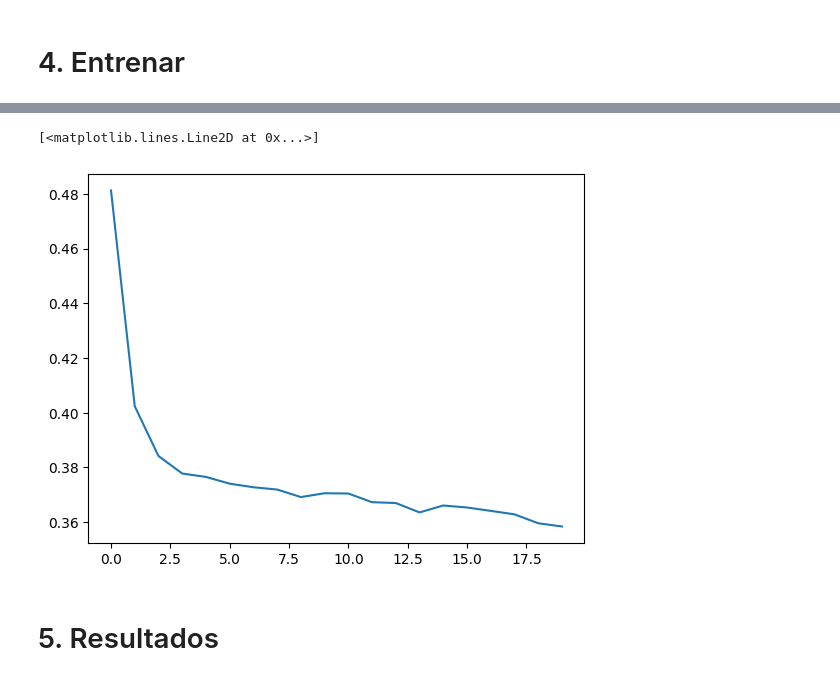
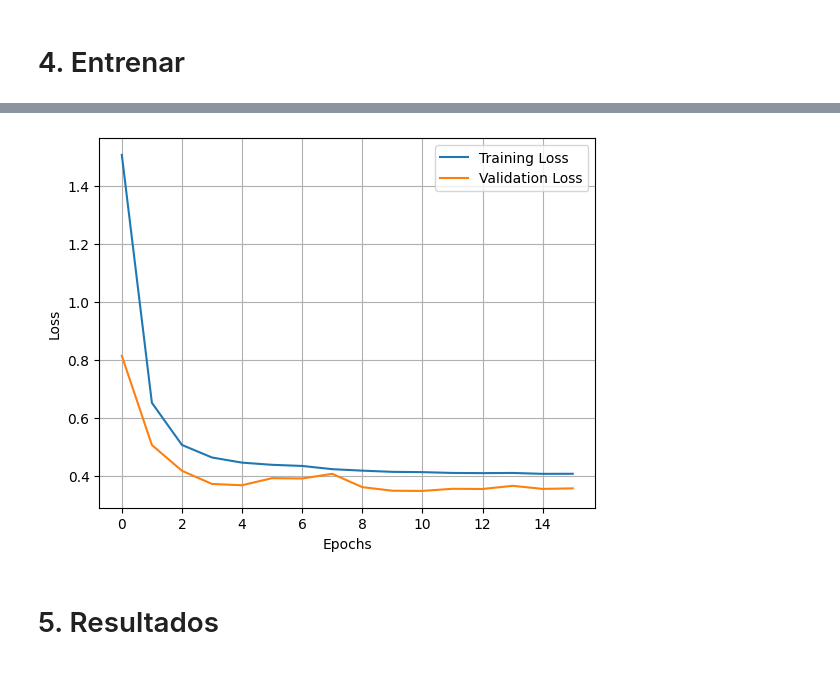
Before and after one commit to jpatinofo/Optimizacion, a Jupyter notebook: rnn_henrry_selene.ipynb, the cells around one changed output, grey strips where cells are left out. Cells and saved outputs as stored; diff of their text form; code cells hidden in the pictures.

```diff
--- a/rnn_henrry_selene.ipynb
+++ b/rnn_henrry_selene.ipynb
@@ -176 +179,5 @@ Model: "sequential"
+# %%
+from keras.optimizers import Adam
+
+optimizer = Adam(learning_rate=0.001)
 # %%
@@ -202,10 +200,12 @@ Epoch 20/20
-# %%
-loss = training.history['loss']
-
-plt.plot(loss)
-# %% [output]
-[<matplotlib.lines.Line2D at 0x...>]
-[figure, removed]
+# %%
+plt.plot(training.history['loss'], label='Training Loss')
+plt.plot(training.history['val_loss'], label='Validation Loss')
+plt.xlabel('Epochs')
+plt.ylabel('Loss')
+plt.legend()
+plt.grid(True)
+# %% [output]
+[figure, added]
 # %% [markdown]
 # 5. Resultados
 # %%
```
Also changed, not shown: parts of 23 cells of this notebook.
